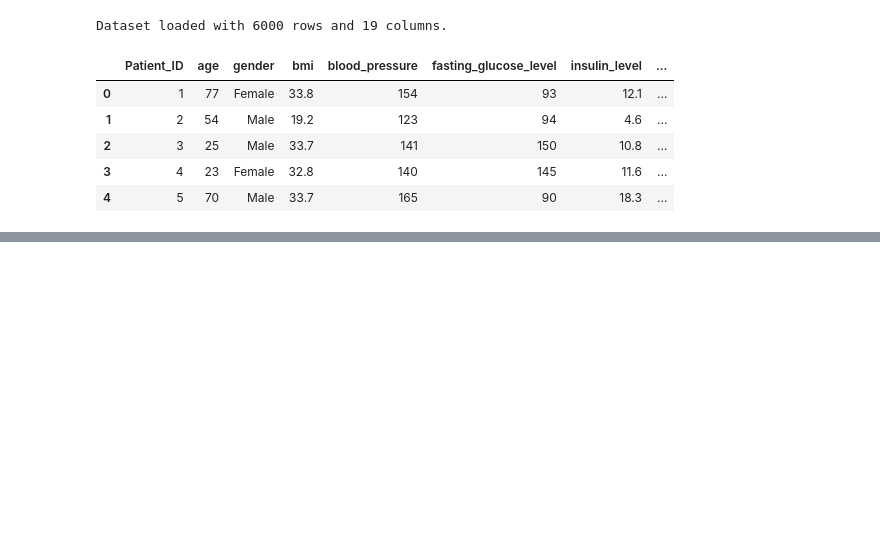
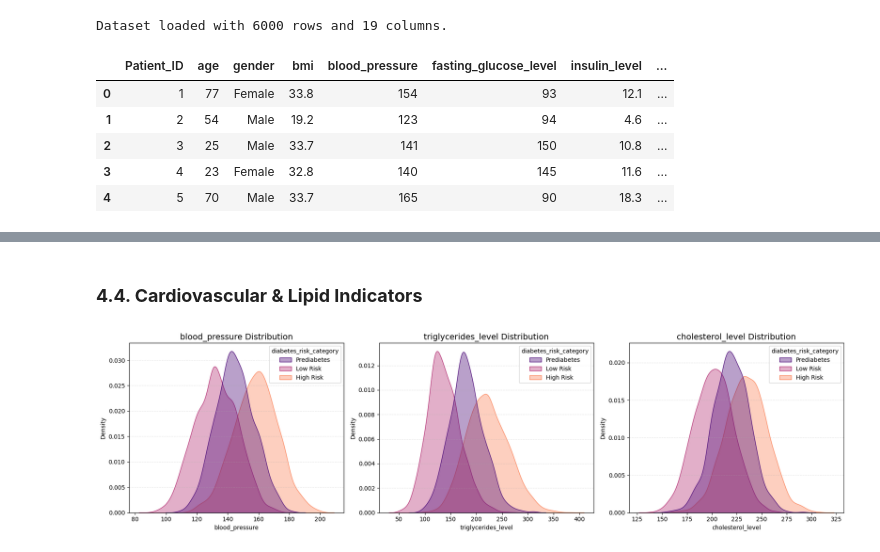
Before and after one commit to JoseDrube/Diabetes_Risk_Prediction, a Jupyter notebook: notebooks/01_eda.ipynb, the cells around one changed output, grey strips where cells are left out. Drawn from its saved outputs; the diff is of its cells as text; code cells hidden in the pictures; blank space fills up the shorter version.

```diff
--- a/notebooks/01_eda.ipynb
+++ b/notebooks/01_eda.ipynb
@@ -36,0 +182,6 @@ ModuleNotFoundError: No module named 'src'
+# %% [markdown]
+### **4.4. Cardiovascular & Lipid Indicators**
+# %%
+plot_multiple_comparison_kde(df, ['blood_pressure','triglycerides_level', 'cholesterol_level'])
+# %% [output]
+[figure, added]
```
Also changed, not shown: parts of 24 cells of this notebook.
